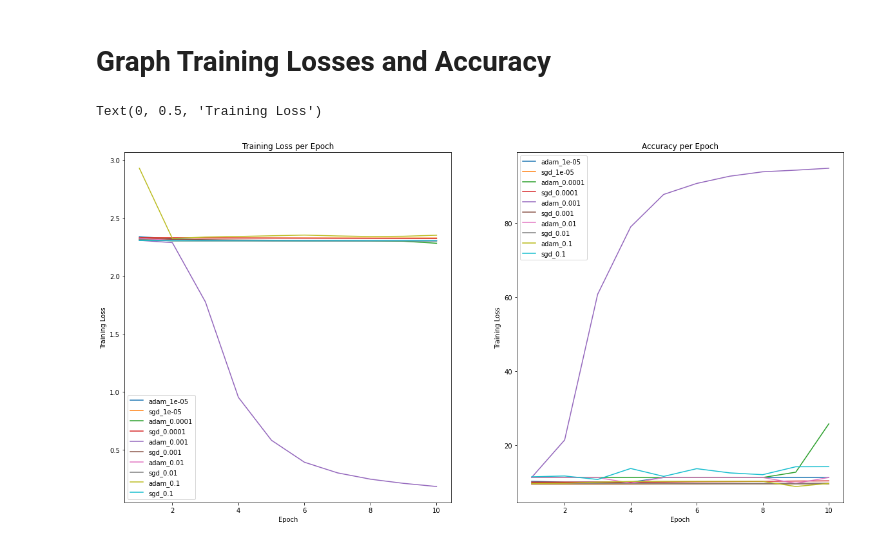
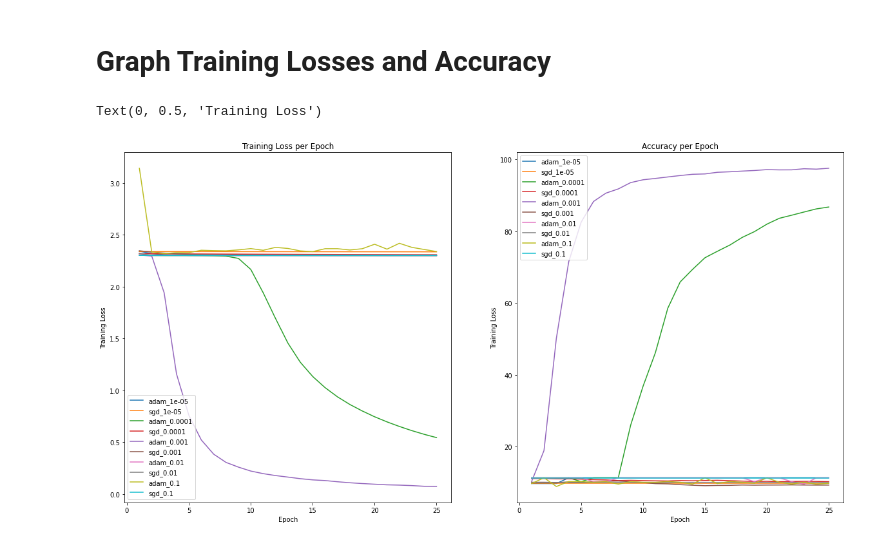
Before and after one commit to ryanemcdaniel/ece5450-project, a Jupyter notebook: part2/task1.ipynb, the cells around one changed output. Cells and saved outputs as stored; diff of their text form; code cells hidden in the pictures.

```diff
--- a/part2/task1.ipynb
+++ b/part2/task1.ipynb
@@ -12,11 +12,11 @@ import net
 # %% [markdown]
 # Globals, CNNs, and Device
 # %%
-PATH = 'C:/Users/Ryan/Desktop/machine-learning/part2/cnn'
+oriPATH = 'C:/Users/Ryan/Desktop/machine-learning/part2/cnn'
 
 classes = ('0', '1', '2', '3', '4', '5', '6', '7', '8', '9')
 learningRates = [0.00001, 0.0001, 0.001, 0.01, 0.1]
-numEpochs = 10
+numEpochs = 25
 
 adamNets = helper.createNets(len(learningRates), 'sig')
 sgdNets = helper.createNets(len(learningRates), 'sig')
@@ -67,7 +67,7 @@ adams, sgds = helper.createOptimizers(adamNets, sgdNets, learningRates)
 # %%
 import os as OO
 OO.mkdir(PATH + '/task1')
-PATH = PATH + '/task1'
+PATH = oriPATH + '/task1'
 
 adamTrainingLoss = []
 adamValidationLoss = []
@@ -75,12 +75,12 @@ sgdTrainingLoss = []
 sgdValidationLoss = []
 
 for i in range(len(learningRates)):
-    train, val = helper.runCNN(trainloader, device, adams[i], adamNets[i], criterion, validloader, PATH, 'adam', numEpochs)
+    %time train, val = helper.runCNN(trainloader, device, adams[i], adamNets[i], criterion, validloader, PATH, 'adam', numEpochs)
     adamTrainingLoss.append(train)
     adamValidationLoss.append(val)
 
 for i in range(len(learningRates)):
-    train, val = helper.runCNN(trainloader, device, sgds[i], sgdNets[i], criterion, validloader, PATH, 'sgd', numEpochs)
+    %time train, val = helper.runCNN(trainloader, device, sgds[i], sgdNets[i], criterion, validloader, PATH, 'sgd', numEpochs)
     sgdTrainingLoss.append(train)
     sgdValidationLoss.append(val)
 
@@ -99,11 +110,10 @@ testset = torchvision.datasets.MNIST(root='./data', train=False, download=True,
 # %% [markdown]
 # Infer on the whole test dataset.
 # %%
-testloader = torch.utils.data.DataLoader(testset, batch_size=200, shuffle=False, num_workers=2, pin_memory=True)
+testloader = torch.utils.data.DataLoader(testset, batch_size=1000, shuffle=False, num_workers=2, pin_memory=True)
 
-testNet = net.SigNet()
-testNet = testNet.to(device)
 import os as OO
+PATH = oriPATH + '/task1'
 
 adamAccuracy = []
 sgdAccuracy = []
@@ -111,7 +121,7 @@ sgdAccuracy = []
 def printAccuracies(accuracy, testNet, kind, optimizers):
     for i in range(len(learningRates)):
         temp = []
-        newPath = PATH + "/{}_lr_{}".format(fileName, optimizers[i].defaults['lr'])
+        newPath = PATH + "/{}_lr_{}".format(kind, optimizers[i].defaults['lr'])
         for j in range(numEpochs):
             fileName = "{}_epoch_{}_lr_{}.pth".format(kind, j, learningRates[i])
             testNet.load_state_dict(torch.load(OO.path.join(newPath, fileName)))
@@ -122,11 +132,11 @@ def printAccuracies(accuracy, testNet, kind, optimizers):
 
 testNet = net.SigNet()
 testNet = testNet.to(device)
-printAccuracies(adamAccuracy, testNet, 'adam')
+printAccuracies(adamAccuracy, testNet, 'adam', adams)
 
 testNet = net.ReluNet()
 testNet = testNet.to(device)
-printAccuracies(sgdAccuracy, testNet, 'sgd')
+printAccuracies(sgdAccuracy, testNet, 'sgd', sgds)
 
 aTrain = np.load(OO.path.join(PATH, 'adamTrainingLoss.npy'))
 aVal = np.load(OO.path.join(PATH, 'adamValidationLoss.npy'))
@@ -155,29 +147,29 @@ sgd_epoch_9_lr_0.1.pth accuracy: 14.270 %
 # %%
 import numpy as np
 import matplotlib.pyplot as plt
 
-epochs = range(1, 11)
+epochs = range(1, numEpochs + 1)
 fig, ax = plt.subplots(1, 2)
 fig.set_size_inches(20, 10)
 
 for i in range(len(learningRates)):
     ax[0].plot(epochs, aTrain[i], label='adam_{}'.format(learningRates[i]))
     ax[0].plot(epochs, sTrain[i], label='sgd_{}'.format(learningRates[i]))
 
 for i in range(len(learningRates)):
     ax[1].plot(epochs, adamAccuracy[i], label='adam_{}'.format(learningRates[i]))
     ax[1].plot(epochs, sgdAccuracy[i], label='sgd_{}'.format(learningRates[i]))
 
 ax[0].legend(loc="lower left")
 ax[1].legend(loc="upper left")
 
 ax[0].set_title("Training Loss per Epoch")
 ax[1].set_title("Accuracy per Epoch")
 
 ax[0].set_xlabel("Epoch")
 ax[0].set_ylabel("Training Loss")
 ax[1].set_xlabel("Epoch")
 ax[1].set_ylabel("Training Loss")
 # %% [output]
 Text(0, 0.5, 'Training Loss')
-[figure, old version]
+[figure, new version]
```
Also changed, not shown: parts of 2 cells of this notebook, 26 other files.
